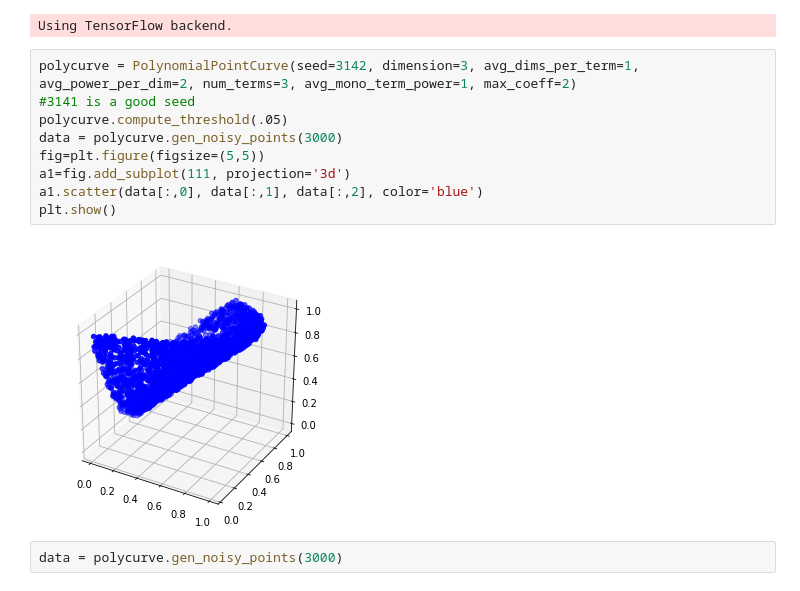
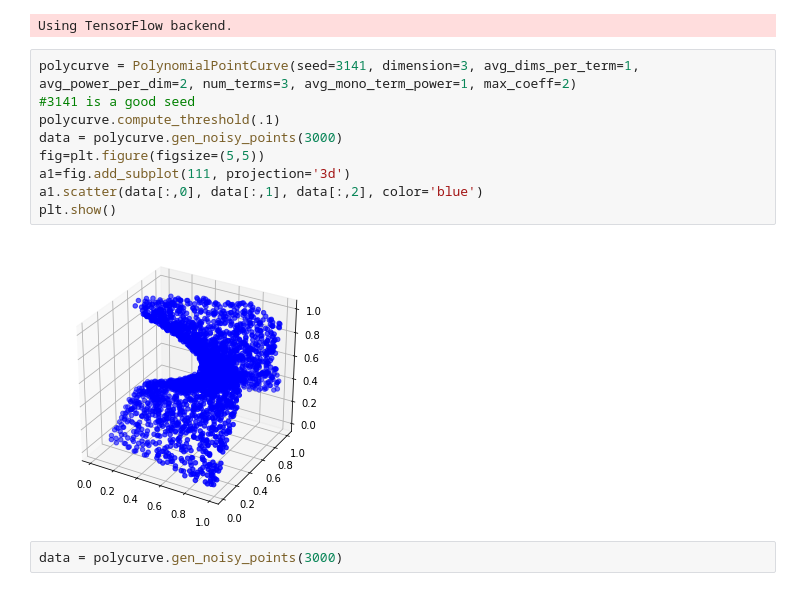
Before and after one commit to nverma1/diffusion_net, a Jupyter notebook: method_eval.ipynb, the cells around one changed output. Cells and saved outputs as stored; diff of their text form.

```diff
--- a/method_eval.ipynb
+++ b/method_eval.ipynb
@@ -24,16 +24,16 @@ import LaplacianEigenmaps
 # %% [output]
 Using TensorFlow backend.
 # %%
-polycurve = PolynomialPointCurve(seed=3142, dimension=3, avg_dims_per_term=1, avg_power_per_dim=2, num_terms=3, avg_mono_term_power=1, max_coeff=2)
+polycurve = PolynomialPointCurve(seed=3141, dimension=3, avg_dims_per_term=1, avg_power_per_dim=2, num_terms=3, avg_mono_term_power=1, max_coeff=2)
 #3141 is a good seed
-polycurve.compute_threshold(.05)
+polycurve.compute_threshold(.1)
 data = polycurve.gen_noisy_points(3000)
 fig=plt.figure(figsize=(5,5))
 a1=fig.add_subplot(111, projection='3d')
 a1.scatter(data[:,0], data[:,1], data[:,2], color='blue')
 plt.show()
 # %% [output]
-[figure, old version]
+[figure, new version]
 # %%
 data = polycurve.gen_noisy_points(3000)
 # %%
```
Also changed, not shown: parts of 7 cells of this notebook, 1 other file.
